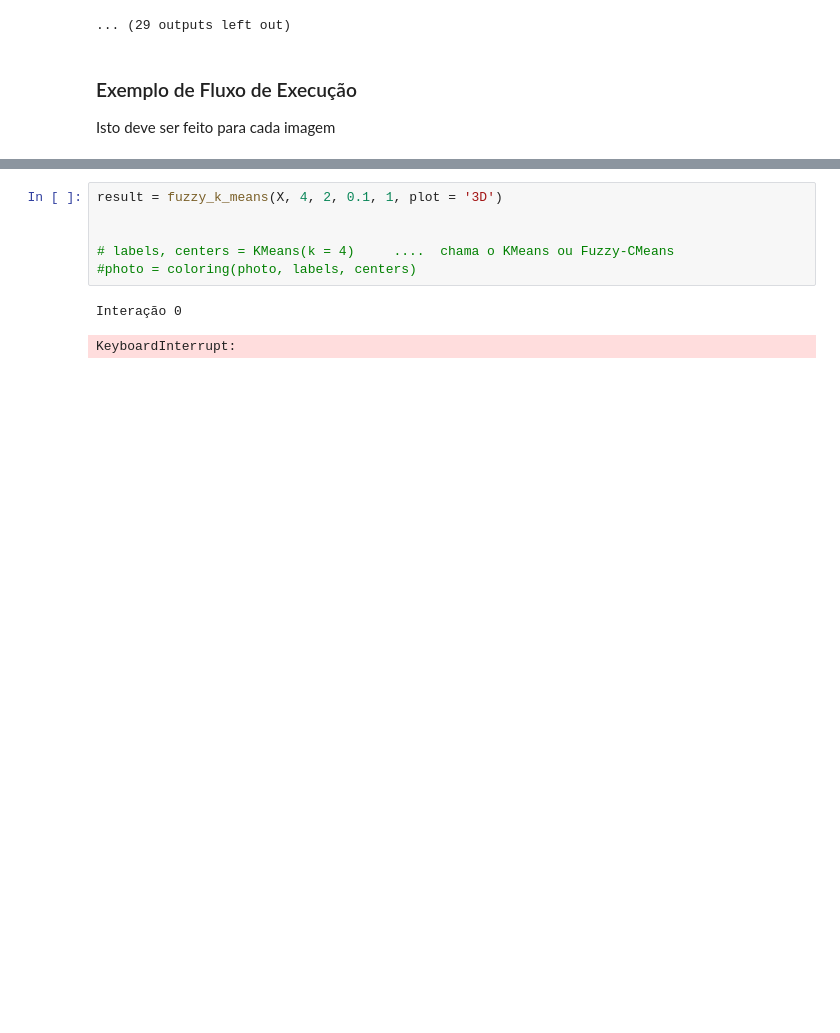
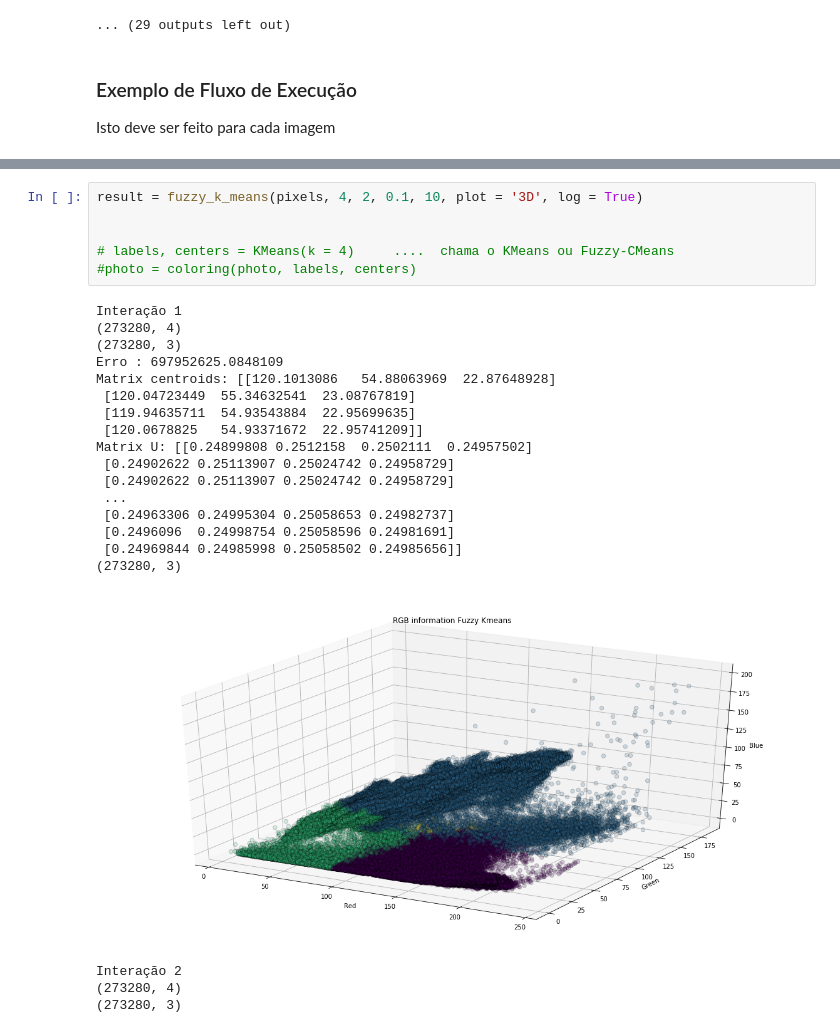
Before and after one commit to jesimonbarreto/SistemasNebulosos, a Jupyter notebook: tp1_sistemasnebulosos.ipynb, the cells around one changed output, grey strips where cells are left out. Saved outputs shown, nothing was run; the diff lists cells and outputs as text; blank space fills up the shorter version.

```diff
--- a/tp1_sistemasnebulosos.ipynb
+++ b/tp1_sistemasnebulosos.ipynb
@@ -302,9 +238,27 @@ KeyboardInterrupt:
 # %%
-result = fuzzy_k_means(X, 4, 2, 0.1, 1, plot = '3D')
+result = fuzzy_k_means(pixels, 4, 2, 0.1, 10, plot = '3D', log = True)
 
 
 # labels, centers = KMeans(k = 4)     ....  chama o KMeans ou Fuzzy-CMeans
 #photo = coloring(photo, labels, centers)
 # %% [output]
-Interação 0
+Interação 1
+(273280, 4)
+(273280, 3)
+Erro : 697952625.0848109
+Matrix centroids: [[120.1013086   54.88063969  22.87648928]
+ [120.04723449  55.34632541  23.08767819]
+ [119.94635711  54.93543884  22.95699635]
+ [120.0678825   54.93371672  22.95741209]]
+Matrix U: [[0.24899808 0.2512158  0.2502111  0.24957502]
+ [0.24902622 0.25113907 0.25024742 0.24958729]
+ [0.24902622 0.25113907 0.25024742 0.24958729]
+ ...
+ [0.24963306 0.24995304 0.25058653 0.24982737]
+ [0.2496096  0.24998754 0.25058596 0.24981691]
+ [0.24969844 0.24985998 0.25058502 0.24985656]]
+(273280, 3)
+[figure, added]
-KeyboardInterrupt:
+Interação 2
+(273280, 4)
+(273280, 3)
```
Also changed, not shown: parts of 5 cells of this notebook.
